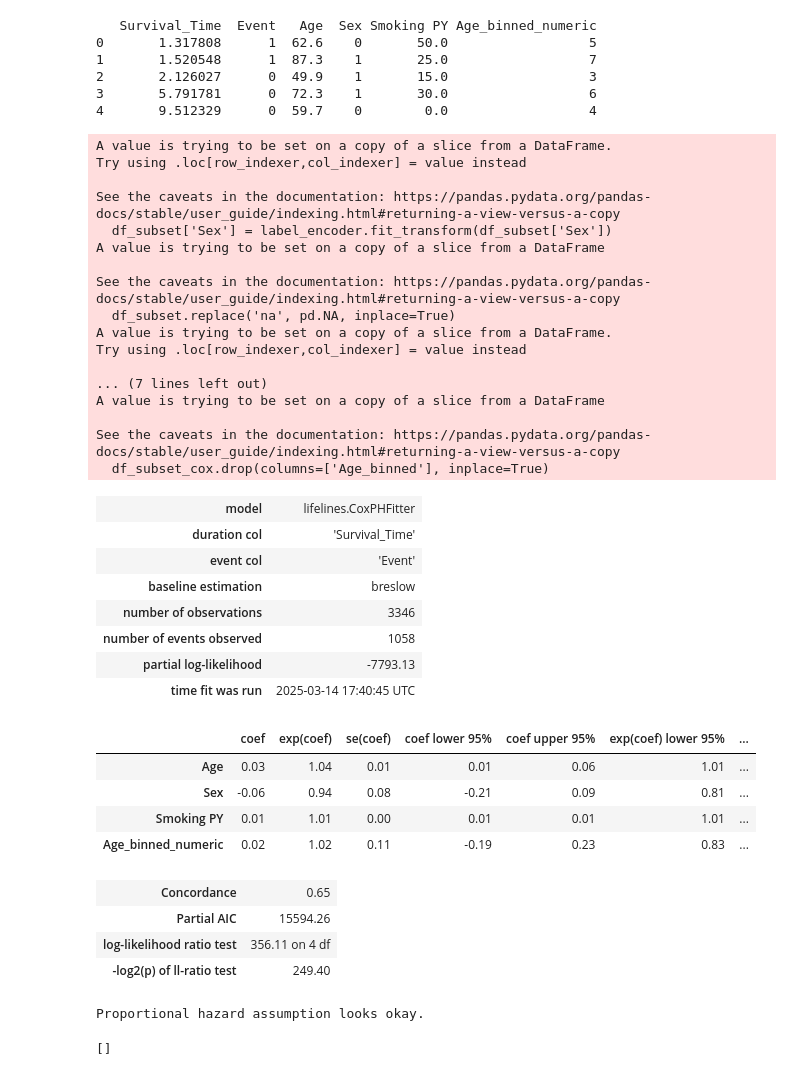
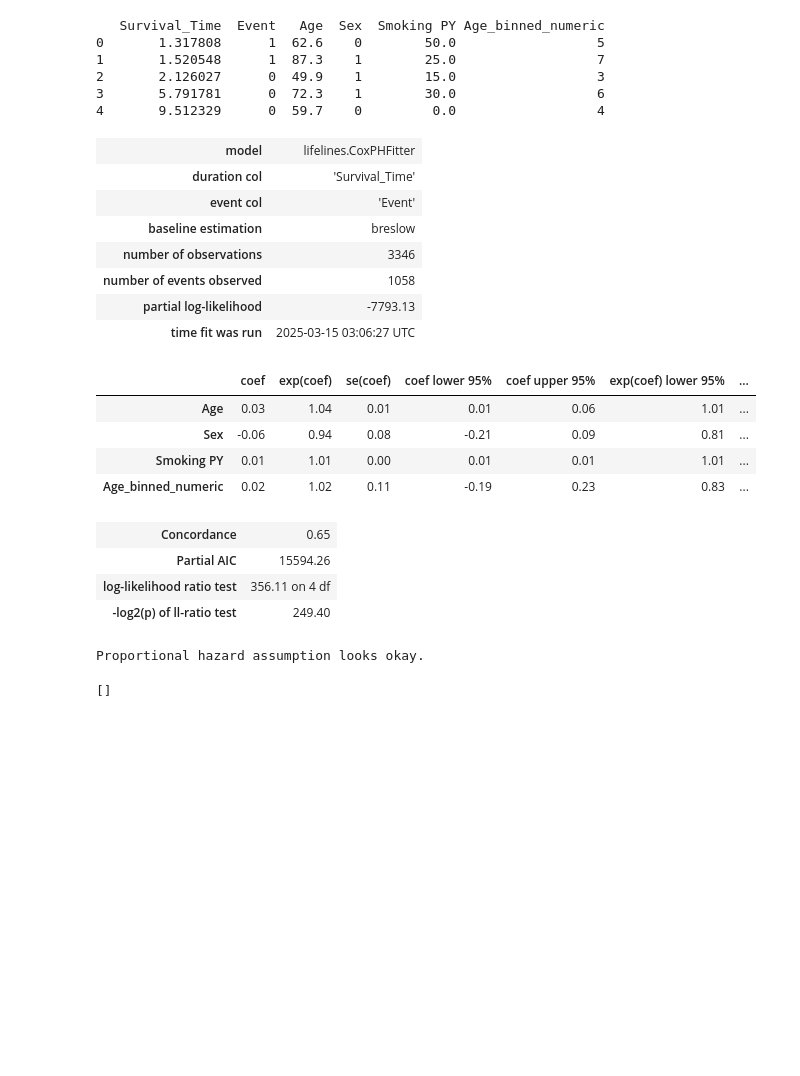
Before and after one commit to RihanaFird17/BINF5507-Assignments, a Jupyter notebook: Assignment4/Scripts/main.ipynb, the cells around one changed output. Cells and saved outputs as stored; diff of their text form; code cells hidden in the pictures; blank space fills up the shorter version.

```diff
--- a/Assignment4/Scripts/main.ipynb
+++ b/Assignment4/Scripts/main.ipynb
@@ -48,25 +48,28 @@ print(cancer_clinical_cia.isnull().sum())  # Missing values
 
 # Subset of the relevant columns for the analysis
 relevant_columns = ['patient_id', 'Age', 'Sex', 'ECOG PS', 'Smoking PY', 'Smoking Status', 'Stage', 'Tx Modality', 'Status' ,'Length FU']
-df_subset = cancer_clinical_cia[relevant_columns]
+df_subset = cancer_clinical_cia[relevant_columns].copy()
 
 # Fixing the warning and handling missing values:
 # Convert 'Smoking PY' to numeric, forcing errors to NaN
 df_subset.loc[:, 'Smoking PY'] = pd.to_numeric(df_subset['Smoking PY'], errors='coerce')
-
 # Fill missing values with the median of the column
 df_subset.loc[:, 'Smoking PY'] = df_subset['Smoking PY'].fillna(df_subset['Smoking PY'].median())
+df_subset = df_subset.infer_objects() # To address FutureWarningErrors downcasting errors
 
 # For 'ECOG PS', fill missing values with the mode
 df_subset.loc[:, 'ECOG PS'] = df_subset['ECOG PS'].fillna(df_subset['ECOG PS'].mode()[0])
+df_subset.loc[:, 'ECOG PS'] = df_subset['ECOG PS'].fillna(df_subset['ECOG PS'].mode().iloc[0] if not df_subset['ECOG PS'].mode().empty else 0)
+
 
 # Event indicator based on 'Status' column (1 = event, 0 = censored)
+df_subset['Status'] = df_subset['Status'].str.strip()
 df_subset.loc[:, 'Event'] = df_subset['Status'].apply(lambda x: 1 if x == 'Dead' else 0)
 # Survival time (e.g., 'Length FU' or the time between 'Date of Death' and 'Last FU')
 df_subset.loc[:, 'Survival_Time'] = df_subset['Length FU']
 
 # Handling missing values and checking data types
-df_subset.dtypes  # This will show data types after fixes
+print(df_subset.dtypes)  # This will show data types after fixes
 
 
 
@@ -188,6 +191,5 @@ Log-rank test p-value: 4.856008265967078e-27
 # %%
 # # 2. Cox Proportional Hazards Regression
-
 from sklearn.preprocessing import LabelEncoder
 
 # Encode 'Sex' as numeric (Male = 1, Female = 0)
@@ -203,7 +205,7 @@ df_subset.replace('na', pd.NA, inplace=True)
 df_subset = df_subset.dropna(subset=['Survival_Time', 'Event', 'Age', 'Sex', 'Smoking PY'])
 
 # Subset only relevant columns for the Cox model (no need for other columns)
-df_subset_cox = df_subset[['Survival_Time', 'Event', 'Age', 'Sex', 'Smoking PY']]  # Adjust to include only necessary columns
+df_subset_cox = df_subset[['Survival_Time', 'Event', 'Age', 'Sex', 'Smoking PY']].copy()  # Adjust to include only necessary columns
 
 
 # Verify the columns are numeric and properly encoded
@@ -213,7 +215,7 @@ df_subset_cox = df_subset[['Survival_Time', 'Event', 'Age', 'Sex', 'Smoking PY']
 # Create age bins as per cox recommendation
 bins = [0, 30, 40, 50, 60, 70, 80, 90, 100]  # Adjust bin edges as needed
 labels = ['0-30', '31-40', '41-50', '51-60', '61-70', '71-80', '81-90', '91-100']
-df_subset_cox['Age_binned'] = pd.cut(df_subset_cox['Age'], bins=bins, labels=labels, right=False)
+df_subset_cox.loc[:, 'Age_binned'] = pd.cut(df_subset_cox['Age'], bins=bins, labels=labels, right=False)
 # Map the binned age categories to numeric values
 age_bin_mapping = {
     '0-30': 1,
@@ -225,7 +227,7 @@ age_bin_mapping = {
     '81-90': 7,
     '91-100': 8
 }
-df_subset_cox['Age_binned_numeric'] = df_subset_cox['Age_binned'].map(age_bin_mapping)
+df_subset_cox.loc[:, 'Age_binned_numeric'] = df_subset_cox['Age_binned'].map(age_bin_mapping)
 
 # Drop the 'Age_binned' column after creating the 'Age_binned_numeric' column
 df_subset_cox.drop(columns=['Age_binned'], inplace=True)
@@ -256,28 +258,11 @@ cph.check_assumptions(df_subset_cox, p_value_threshold=0.05)
-A value is trying to be set on a copy of a slice from a DataFrame.
-Try using .loc[row_indexer,col_indexer] = value instead
-
-See the caveats in the documentation: https://pandas.pydata.org/pandas-docs/stable/user_guide/indexing.html#returning-a-view-versus-a-copy
-  df_subset['Sex'] = label_encoder.fit_transform(df_subset['Sex'])
-A value is trying to be set on a copy of a slice from a DataFrame
-
-See the caveats in the documentation: https://pandas.pydata.org/pandas-docs/stable/user_guide/indexing.html#returning-a-view-versus-a-copy
-  df_subset.replace('na', pd.NA, inplace=True)
-A value is trying to be set on a copy of a slice from a DataFrame.
-Try using .loc[row_indexer,col_indexer] = value instead
-
-... (7 lines left out)
-A value is trying to be set on a copy of a slice from a DataFrame
-
-See the caveats in the documentation: https://pandas.pydata.org/pandas-docs/stable/user_guide/indexing.html#returning-a-view-versus-a-copy
-  df_subset_cox.drop(columns=['Age_binned'], inplace=True)
 | model | lifelines.CoxPHFitter |
 | duration col | 'Survival_Time' |
 | event col | 'Event' |
 | baseline estimation | breslow |
 | number of observations | 3346 |
 | number of events observed | 1058 |
 | partial log-likelihood | -7793.13 |
-| time fit was run | 2025-03-14 17:40:45 UTC |
+| time fit was run | 2025-03-15 03:06:27 UTC |
 |  | coef | exp(coef) | se(coef) | coef lower 95% | coef upper 95% | exp(coef) lower 95% | ... |
 | Age | 0.03 | 1.04 | 0.01 | 0.01 | 0.06 | 1.01 | ... |
 | Sex | -0.06 | 0.94 | 0.08 | -0.21 | 0.09 | 0.81 | ... |
@@ -287,5 +272,5 @@ See the caveats in the documentation: https://pandas.pydata.org/pandas-docs/stab
 | Partial AIC | 15594.26 |
 | log-likelihood ratio test | 356.11 on 4 df |
 | -log2(p) of ll-ratio test | 249.40 |
+Proportional hazard assumption looks okay.
-Proportional hazard assumption looks okay.
+[]
-[]
```
Also changed, not shown: parts of 5 cells of this notebook.
